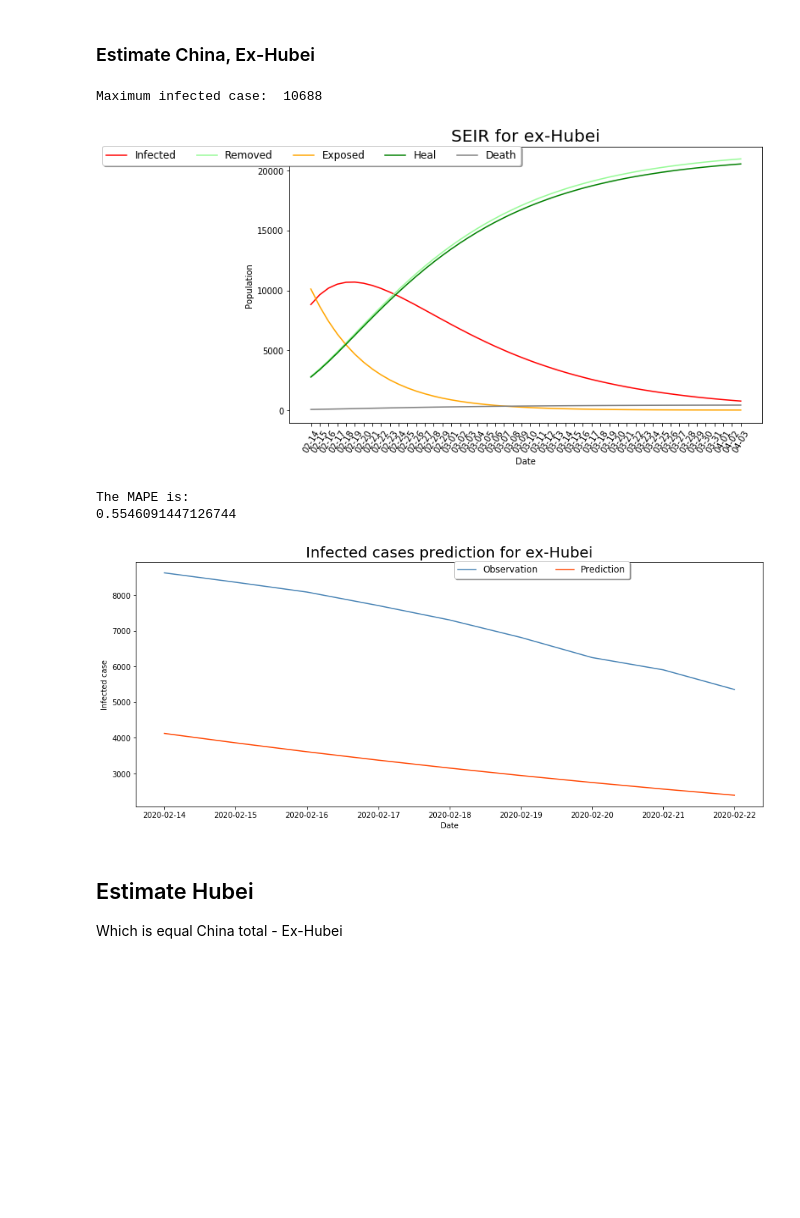
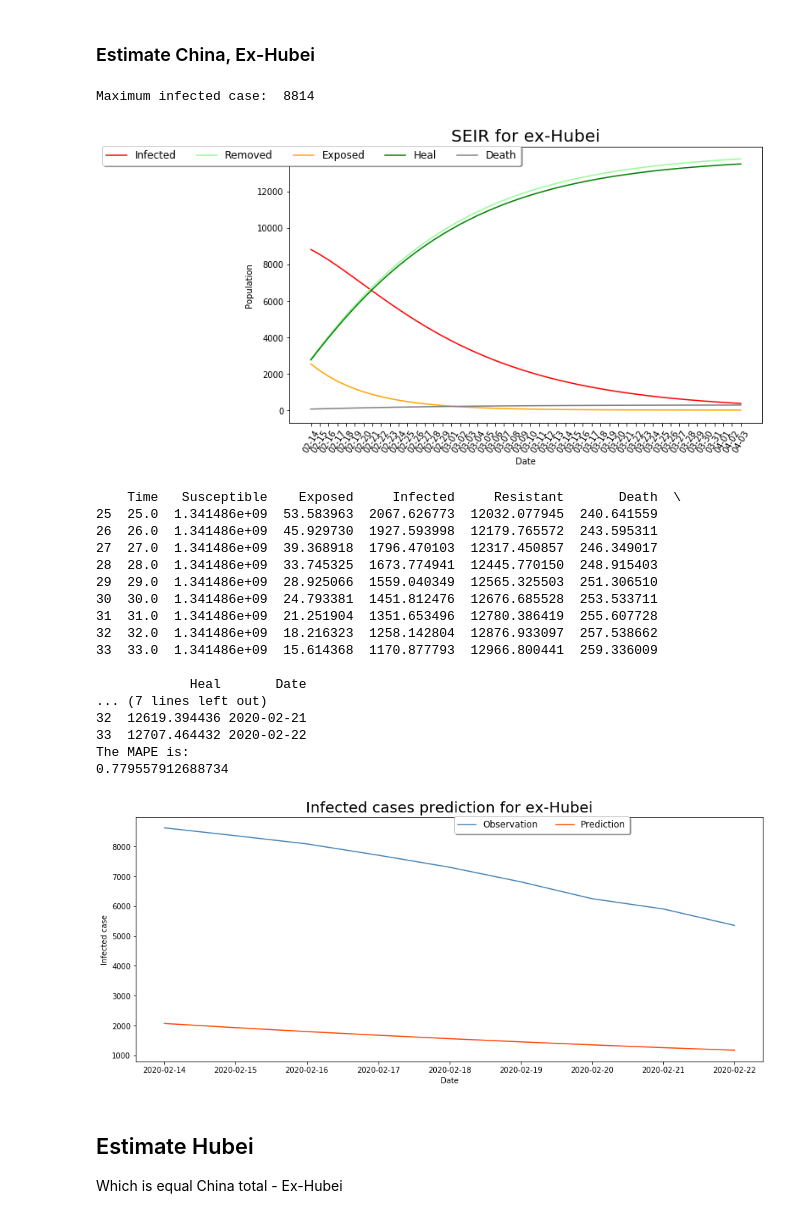
Before and after one commit to docligot/CoronaTracker-simulteModel, a Jupyter notebook: mcmc_SEIR/Forecast_by_MCMC_SEIR.ipynb, the cells around one changed output. Drawn from its saved outputs; the diff is of its cells as text; code cells hidden in the pictures; blank space fills up the shorter version.

```diff
--- a/mcmc_SEIR/Forecast_by_MCMC_SEIR.ipynb
+++ b/mcmc_SEIR/Forecast_by_MCMC_SEIR.ipynb
@@ -141,39 +156,54 @@ The MAPE is:
 # China, Ex-Hubei data preparation
 
 SIR_data_train = SIR_data[SIR_data['Date'] < datetime.datetime(2020, 2, 14)]
 NotHubei_train = SIR_data_train[(SIR_data_train['Country']=='China')&(df['Province']!='Hubei')].groupby('Date')\
             .agg({'Confirmed':'sum','R':'sum','I':'sum'}).reset_index()
 
 nothubei_dxy = get_China_exclude_province(China_dxy,"Hubei Province")
 
 population = China_population - Hubei_population
 est_beta = 402/population # based on MCMC result
 
 ## use the last observation as the initial point in the new SEIR model
 I0 = list(NotHubei_train['I'])[-1]
 R0 = list(NotHubei_train['R'])[-1]
-E0 = nothubei_dxy['E'].iloc[-1] #1/4
+E0 = nothubei_dxy['E'].iloc[-1]*1/4 #1/4
 S0 = population - I0 - E0 - R0
 
 result2 = run_SEIR(Est_beta = est_beta, econ=50, E0=E0, R0=R0, I0 = I0, population=population,
              rateIR=1/14, rateAl = 1/7,
              title = 'SEIR for ex-Hubei', death_rate=0.02, show_Sus = False,\
                   starting_point = NotHubei_train['Date'].max()+datetime.timedelta(days=1))
 
 result2['Date'] = list((NotHubei_train['Date'].min() + datetime.timedelta(days=x)).strftime('%Y-%m-%d') for x in range(50))
 
 """
 Calculate MAPE test score using SEIR model result
 """
 test = SIR_data[SIR_data['Date'] >= datetime.datetime(2020, 2, 14)]
 test = test[(test['Country']=='China')&(test['Province']!='Hubei')].groupby('Date').agg({'Confirmed':'sum','R':'sum','I':'sum'}).reset_index()
 plot_test_data_with_MAPE(test, result2, 'Infected cases prediction for ex-Hubei')
 # %% [output]
-Maximum infected case:  10688
+Maximum infected case:  8814
-[figure, old version]
+[figure, new version]
+    Time   Susceptible    Exposed     Infected     Resistant       Death  \
+25  25.0  1.341486e+09  53.583963  2067.626773  12032.077945  240.641559
+26  26.0  1.341486e+09  45.929730  1927.593998  12179.765572  243.595311
+27  27.0  1.341486e+09  39.368918  1796.470103  12317.450857  246.349017
+28  28.0  1.341486e+09  33.745325  1673.774941  12445.770150  248.915403
+29  29.0  1.341486e+09  28.925066  1559.040349  12565.325503  251.306510
+30  30.0  1.341486e+09  24.793381  1451.812476  12676.685528  253.533711
+31  31.0  1.341486e+09  21.251904  1351.653496  12780.386419  255.607728
+32  32.0  1.341486e+09  18.216323  1258.142804  12876.933097  257.538662
+33  33.0  1.341486e+09  15.614368  1170.877793  12966.800441  259.336009
+
+            Heal       Date
+... (7 lines left out)
+32  12619.394436 2020-02-21
+33  12707.464432 2020-02-22
 The MAPE is:
-0.5546091447126744
+0.779557912688734
-[figure, old version]
+[figure, new version]
 # %% [markdown]
 ## Estimate Hubei
 Which is equal China total - Ex-Hubei
```
Also changed, not shown: parts of 4 cells of this notebook, 1 other file.
